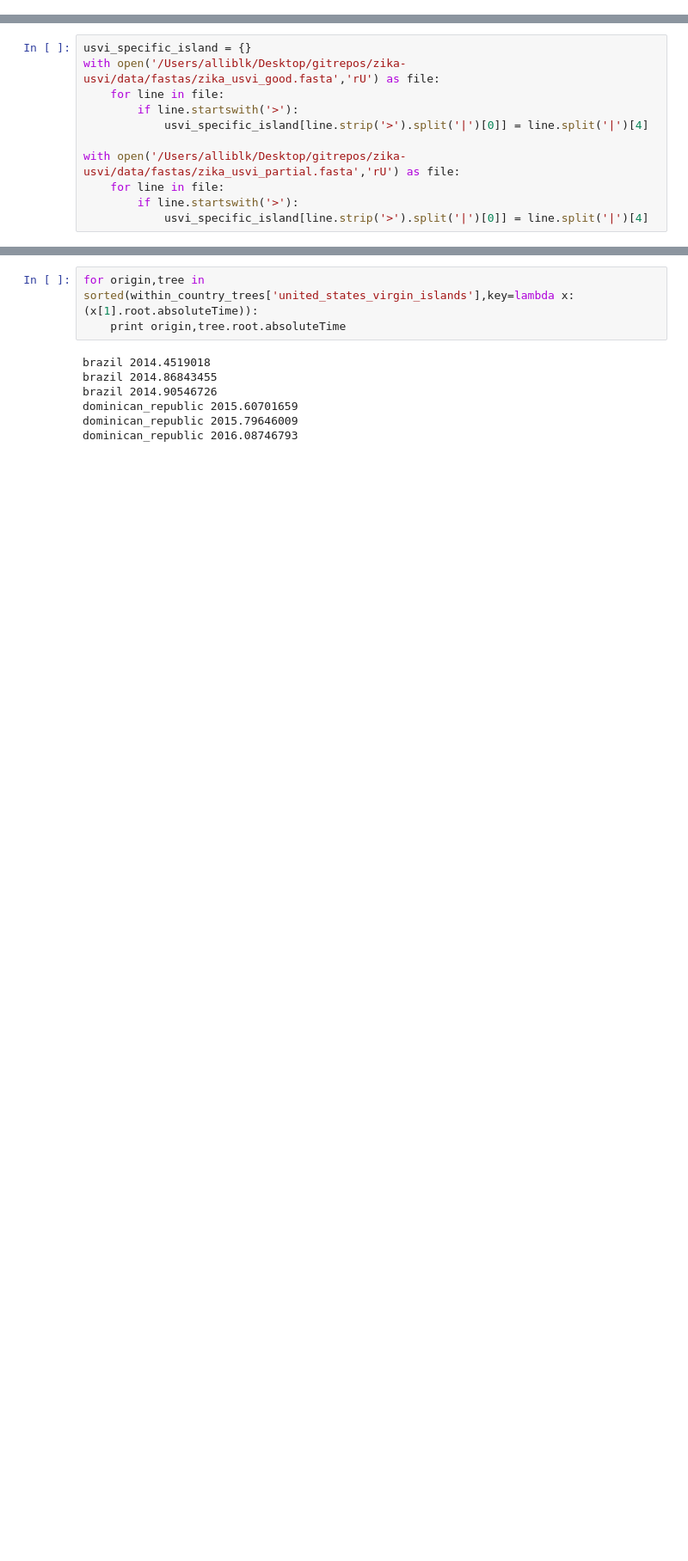
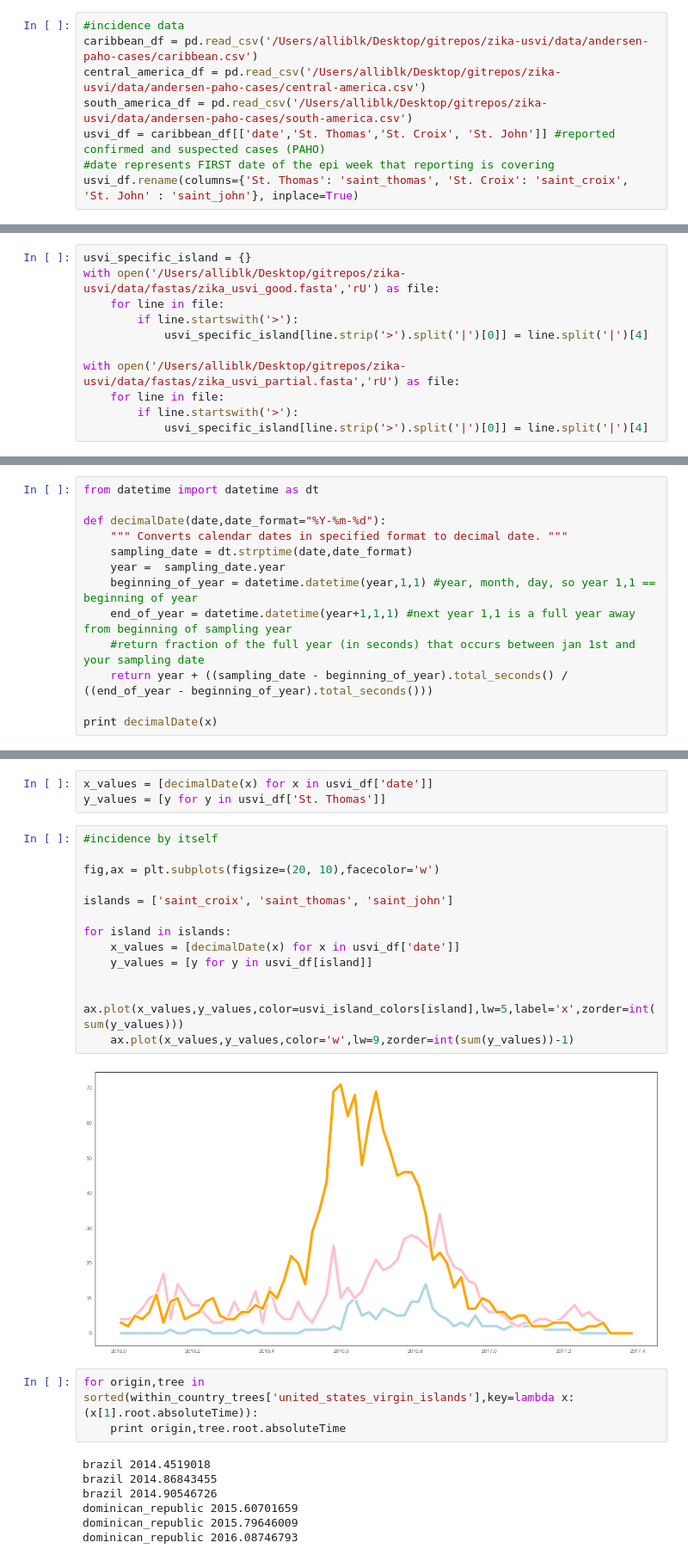
Before and after one commit to blab/zika-usvi, a Jupyter notebook: scripts/tree-plotting.ipynb, the cells around one changed output, grey strips where cells are left out. Shown: that part at 86% size. Cells and saved outputs as stored; diff of their text form; blank space fills up the shorter version.

```diff
--- a/scripts/tree-plotting.ipynb
+++ b/scripts/tree-plotting.ipynb
@@ -32,3 +46,11 @@ mpl.rcParams['font.size']=14
+# %%
+#incidence data
+caribbean_df = pd.read_csv('/Users/alliblk/Desktop/gitrepos/zika-usvi/data/andersen-paho-cases/caribbean.csv')
+central_america_df = pd.read_csv('/Users/alliblk/Desktop/gitrepos/zika-usvi/data/andersen-paho-cases/central-america.csv')
+south_america_df = pd.read_csv('/Users/alliblk/Desktop/gitrepos/zika-usvi/data/andersen-paho-cases/south-america.csv')
+usvi_df = caribbean_df[['date','St. Thomas','St. Croix', 'St. John']] #reported confirmed and suspected cases (PAHO)
+#date represents FIRST date of the epi week that reporting is covering
+usvi_df.rename(columns={'St. Thomas': 'saint_thomas', 'St. Croix': 'saint_croix', 'St. John' : 'saint_john'}, inplace=True)
 # %%
 tree_path='/Users/alliblk/Desktop/gitrepos/zika-usvi/beast/prelimGLM10-24-2017/AmZika_markovJumpGLM.mcc'
 print "File: %s"%(tree_path.split('/')[-1]) #make sure I have the right file
@@ -554,0 +600,13 @@ for origin,tree in within_country_trees['united_states_virgin_islands']:
+# %%
+from datetime import datetime as dt
+
+def decimalDate(date,date_format="%Y-%m-%d"):
+    """ Converts calendar dates in specified format to decimal date. """
+    sampling_date = dt.strptime(date,date_format)
+    year =  sampling_date.year
+    beginning_of_year = datetime.datetime(year,1,1) #year, month, day, so year 1,1 == beginning of year
+    end_of_year = datetime.datetime(year+1,1,1) #next year 1,1 is a full year away from beginning of sampling year
+    #return fraction of the full year (in seconds) that occurs between jan 1st and your sampling date
+    return year + ((sampling_date - beginning_of_year).total_seconds() / ((end_of_year - beginning_of_year).total_seconds()))
+
+print decimalDate(x)
@@ -555,3 +615,21 @@ for origin,tree in within_country_trees['united_states_virgin_islands']:
+# %%
+x_values = [decimalDate(x) for x in usvi_df['date']]
+y_values = [y for y in usvi_df['St. Thomas']]
+# %%
+#incidence by itself
+
+fig,ax = plt.subplots(figsize=(20, 10),facecolor='w')
+
+islands = ['saint_croix', 'saint_thomas', 'saint_john']
+
+for island in islands:
+    x_values = [decimalDate(x) for x in usvi_df['date']]
+    y_values = [y for y in usvi_df[island]]
+
+    ax.plot(x_values,y_values,color=usvi_island_colors[island],lw=5,label='x',zorder=int(sum(y_values)))
+    ax.plot(x_values,y_values,color='w',lw=9,zorder=int(sum(y_values))-1)
+# %% [output]
+[figure, added]
 # %%
 for origin,tree in sorted(within_country_trees['united_states_virgin_islands'],key=lambda x:(x[1].root.absoluteTime)):
     print origin,tree.root.absoluteTime
```
Also changed, not shown: parts of 12 cells of this notebook, 1 other file.
